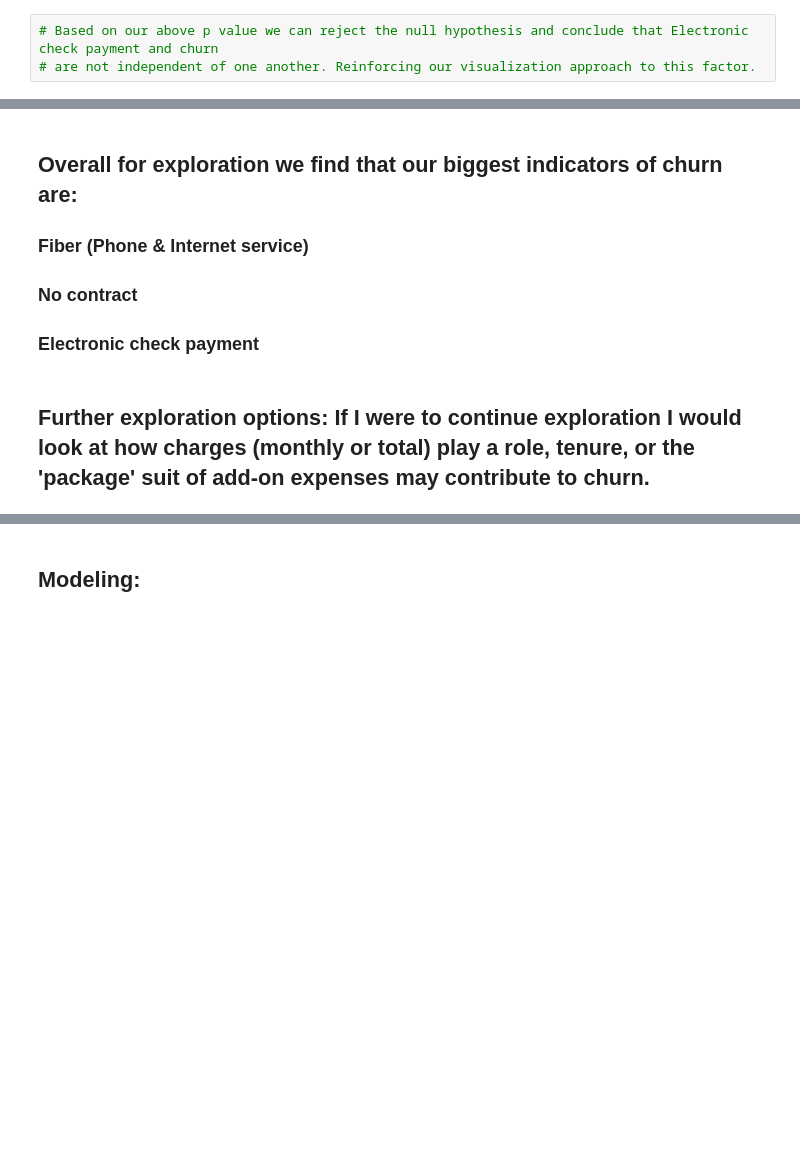
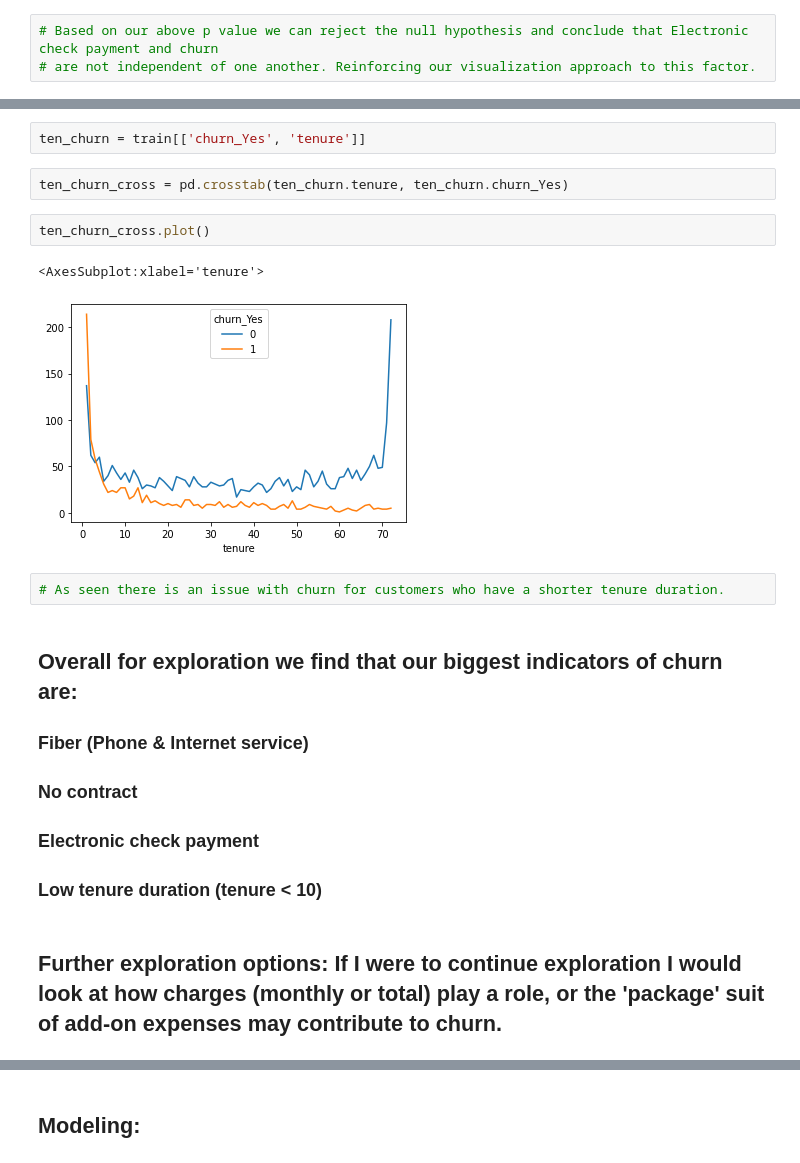
Before and after one commit to watermanbrandyn/classification_project, a Jupyter notebook: classification_workbook.ipynb, the cells around one changed output, grey strips where cells are left out. Drawn from its saved outputs; the diff is of its cells as text; blank space fills up the shorter version.

```diff
--- a/classification_workbook.ipynb
+++ b/classification_workbook.ipynb
@@ -611,9 +756,21 @@ echeck_pay
+# %%
+ten_churn = train[['churn_Yes', 'tenure']]
+# %%
+ten_churn_cross = pd.crosstab(ten_churn.tenure, ten_churn.churn_Yes)
+# %%
+ten_churn_cross.plot()
+# %% [output]
+<AxesSubplot:xlabel='tenure'>
+[figure, added]
+# %%
+# As seen there is an issue with churn for customers who have a shorter tenure duration.
 # %% [markdown]
 ## Overall for exploration we find that our biggest indicators of churn are:
 ### Fiber (Phone & Internet service)
 ### No contract
 ### Electronic check payment
+### Low tenure duration (tenure < 10)
 # %% [markdown]
-## Further exploration options: If I were to continue exploration I would look at how charges (monthly or total) play a role, tenure, or the 'package' suit of add-on expenses may contribute to churn.
+## Further exploration options: If I were to continue exploration I would look at how charges (monthly or total) play a role, or the 'package' suit of add-on expenses may contribute to churn.
 # %%
 train.head(2)
```
Also changed, not shown: parts of 105 cells of this notebook.
